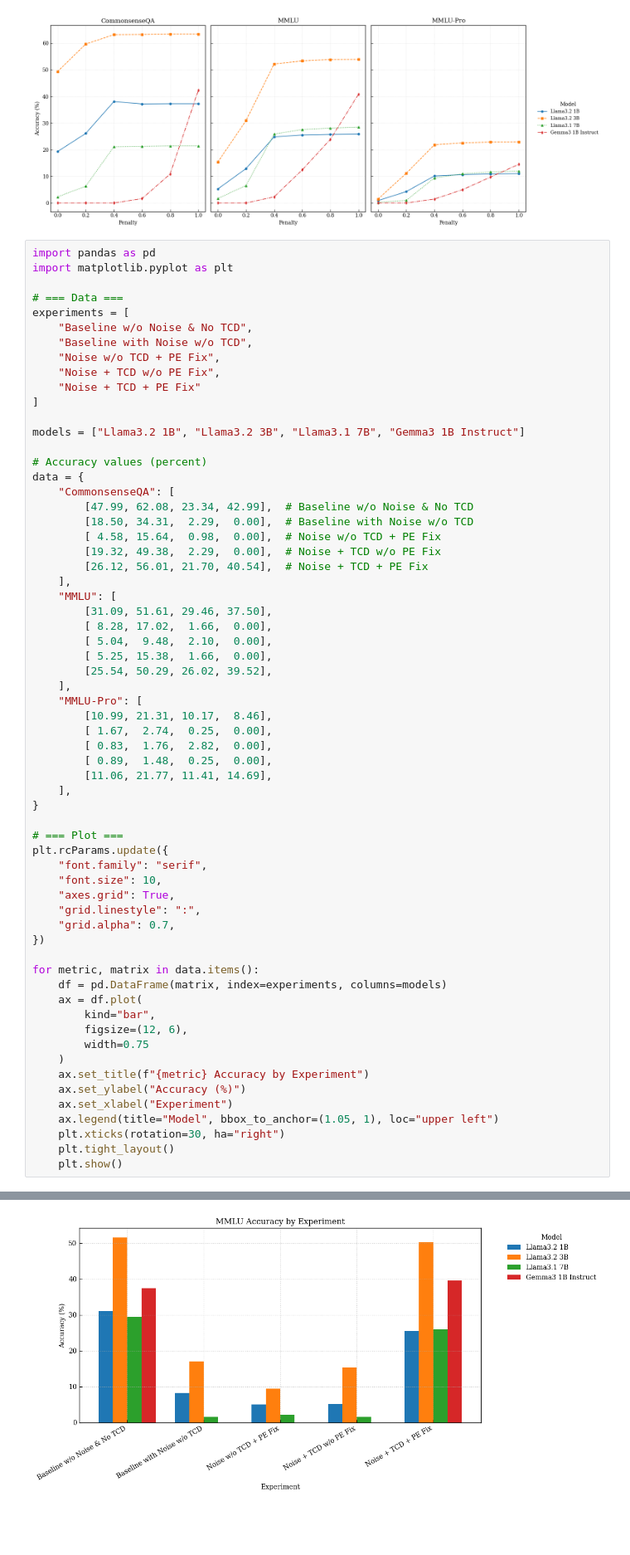
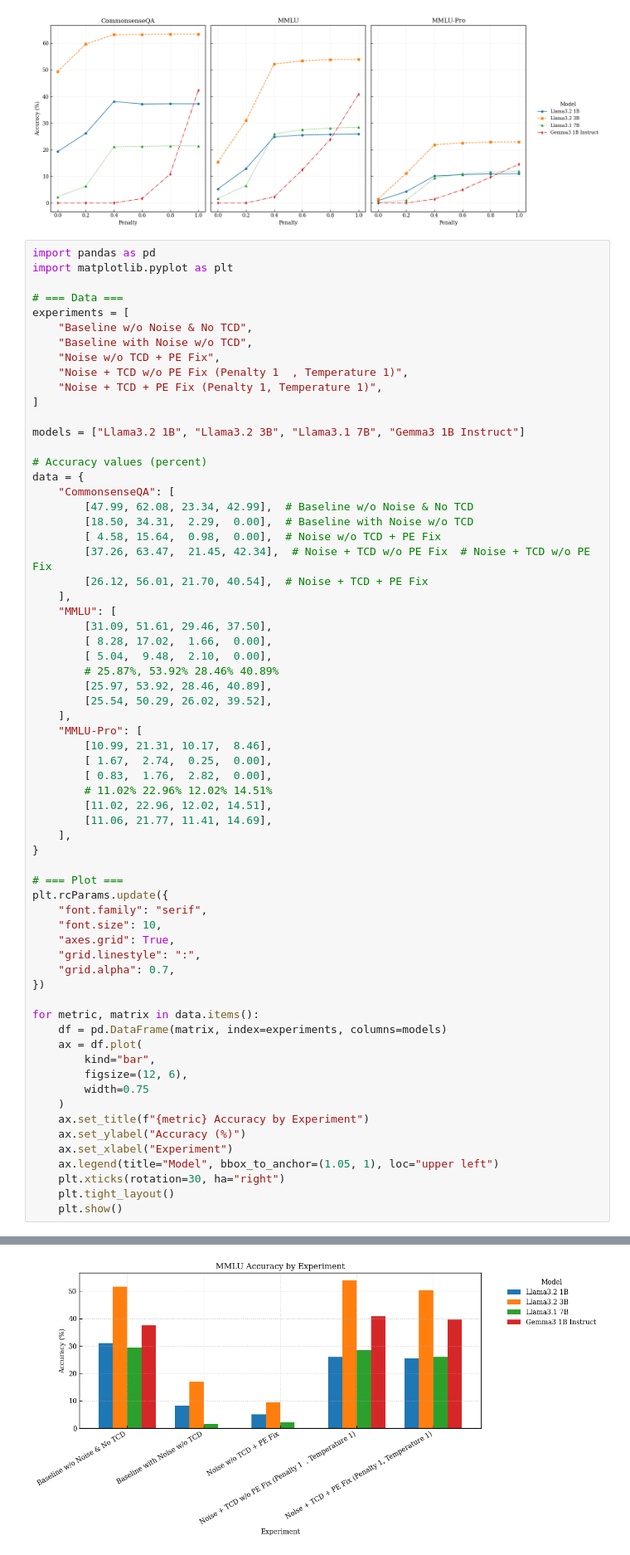
Before and after one commit to MarkCodering/Decoding-Strategy-Research, a Jupyter notebook: visualization.ipynb, the cells around one changed output, grey strips where cells are left out. Shown at 83% size. Saved outputs shown, nothing was run; the diff lists cells and outputs as text; blank space fills up the shorter version.

```diff
--- a/visualization.ipynb
+++ b/visualization.ipynb
@@ -83,8 +83,8 @@ experiments = [
     "Baseline w/o Noise & No TCD",
     "Baseline with Noise w/o TCD",
     "Noise w/o TCD + PE Fix",
-    "Noise + TCD w/o PE Fix",
-    "Noise + TCD + PE Fix"
+    "Noise + TCD w/o PE Fix (Penalty 1  , Temperature 1)",
+    "Noise + TCD + PE Fix (Penalty 1, Temperature 1)",
 ]
 
 models = ["Llama3.2 1B", "Llama3.2 3B", "Llama3.1 7B", "Gemma3 1B Instruct"]
@@ -95,21 +95,23 @@ data = {
         [47.99, 62.08, 23.34, 42.99],  # Baseline w/o Noise & No TCD
         [18.50, 34.31,  2.29,  0.00],  # Baseline with Noise w/o TCD
         [ 4.58, 15.64,  0.98,  0.00],  # Noise w/o TCD + PE Fix
-        [19.32, 49.38,  2.29,  0.00],  # Noise + TCD w/o PE Fix
+        [37.26, 63.47,  21.45, 42.34],  # Noise + TCD w/o PE Fix  # Noise + TCD w/o PE Fix
         [26.12, 56.01, 21.70, 40.54],  # Noise + TCD + PE Fix
     ],
     "MMLU": [
         [31.09, 51.61, 29.46, 37.50],
         [ 8.28, 17.02,  1.66,  0.00],
         [ 5.04,  9.48,  2.10,  0.00],
-        [ 5.25, 15.38,  1.66,  0.00],
+        # 25.87%, 53.92% 28.46% 40.89%
+        [25.97, 53.92, 28.46, 40.89],
         [25.54, 50.29, 26.02, 39.52],
     ],
     "MMLU-Pro": [
         [10.99, 21.31, 10.17,  8.46],
         [ 1.67,  2.74,  0.25,  0.00],
         [ 0.83,  1.76,  2.82,  0.00],
-        [ 0.89,  1.48,  0.25,  0.00],
+        # 11.02% 22.96% 12.02% 14.51%
+        [11.02, 22.96, 12.02, 14.51],
         [11.06, 21.77, 11.41, 14.69],
     ],
 }
@@ -142 +144 @@ for metric, matrix in data.items():
-[figure, old version]
+[figure, new version]
```
Also changed, not shown: parts of 1 cell of this notebook.
